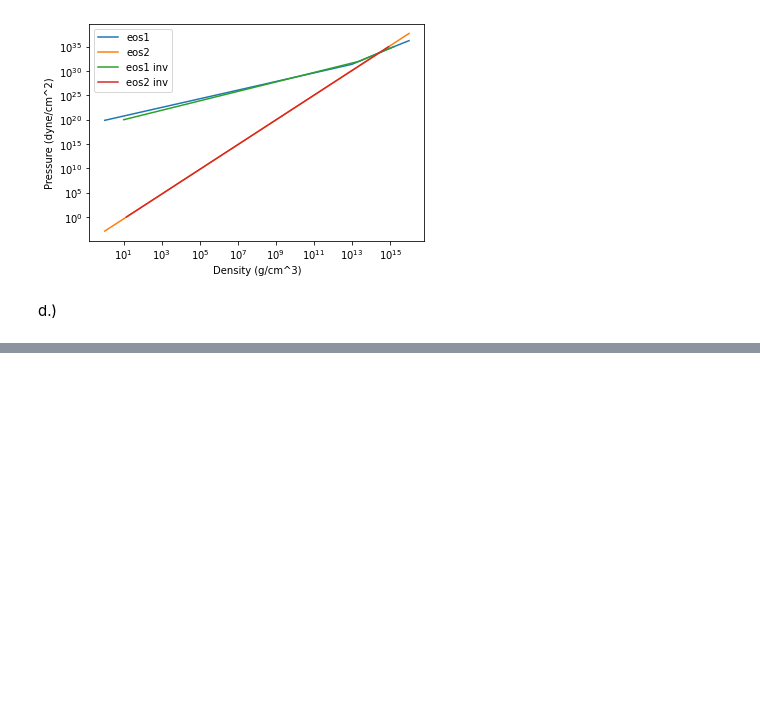
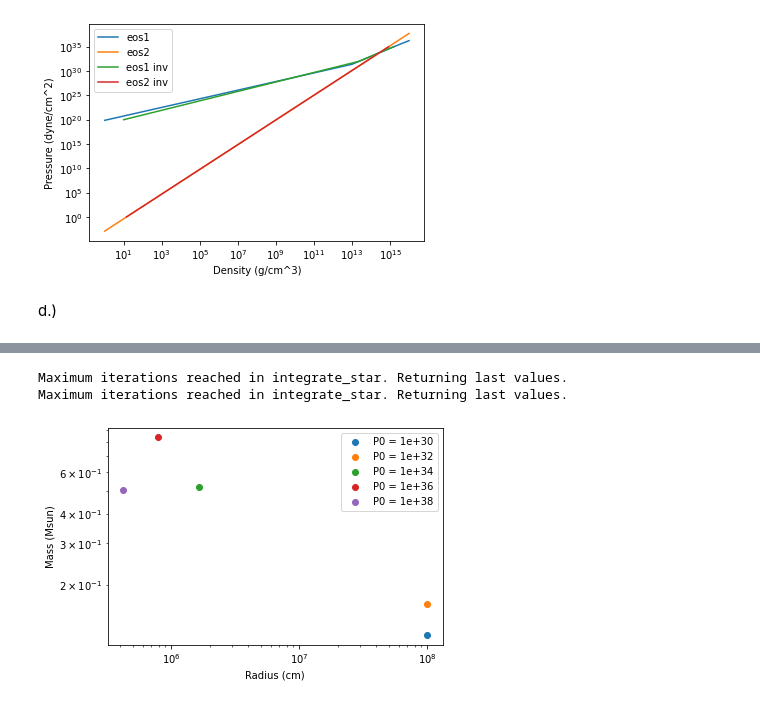
Before and after one commit to thomas-03/homework, a Jupyter notebook: 5460/homework10.ipynb, the cells around one changed output, grey strips where cells are left out. Cells and saved outputs as stored; diff of their text form; code cells hidden in the pictures; blank space fills up the shorter version.

```diff
--- a/5460/homework10.ipynb
+++ b/5460/homework10.ipynb
@@ -68,6 +64,11 @@ def eos1_zero(rho,Pin):
 def eos2_zero(rho,Pin):
     #n is in cm^-3
     return 5.83e35*((rho*1e-39/mn)**(2.54)) - Pin
+# %%
+def get_rho_from_P_eos1(P):
+    guessRho = (P-1e10)/1e19
+    rho1 = opt.fsolve(eos1_zero,guessRho,args= (P))
+    return rho1
 # %%
 rho = np.linspace(1e0,1e16,1000)
 P1 = eos1(rho)
@@ -106,0 +231,18 @@ def dydr(m,P,phi,r,EOS):
+# %%
+P0 = 1e30
+dr = 1e4
+#I'm starting with random initial central pressure just to see if the code runs and an initial mass of electon mass so its tiny but not 0 (so I won't get nans)
+for Pc in np.logspace(30,38,5):
+    r, m, P, phi = integrate(1e-9, np.array([mn, Pc, 0]), dr=dr, EOS=1)
+    plt.scatter(r[-1], m[-1]/Msun,label="P0 = "+str(Pc))
+#r, m, P, phi = integrate(1e-9, np.array([mn, P0, 0]), dr=dr, EOS=1)
+#plt.plot(r, m/Msun)
+plt.xscale('log')
+plt.yscale('log')
+#plt.ylim(1e-20,1e2)
+#plt.axhline(y=0.103)
+plt.xlabel('Radius (cm)')
+plt.ylabel('Mass (Msun)')
+plt.legend()
+plt.show()
+# %% [output]
@@ -106,0 +250,3 @@ def dydr(m,P,phi,r,EOS):
+Maximum iterations reached in integrate_star. Returning last values.
+Maximum iterations reached in integrate_star. Returning last values.
+[figure, added]
```
Also changed, not shown: parts of 15 cells of this notebook.
